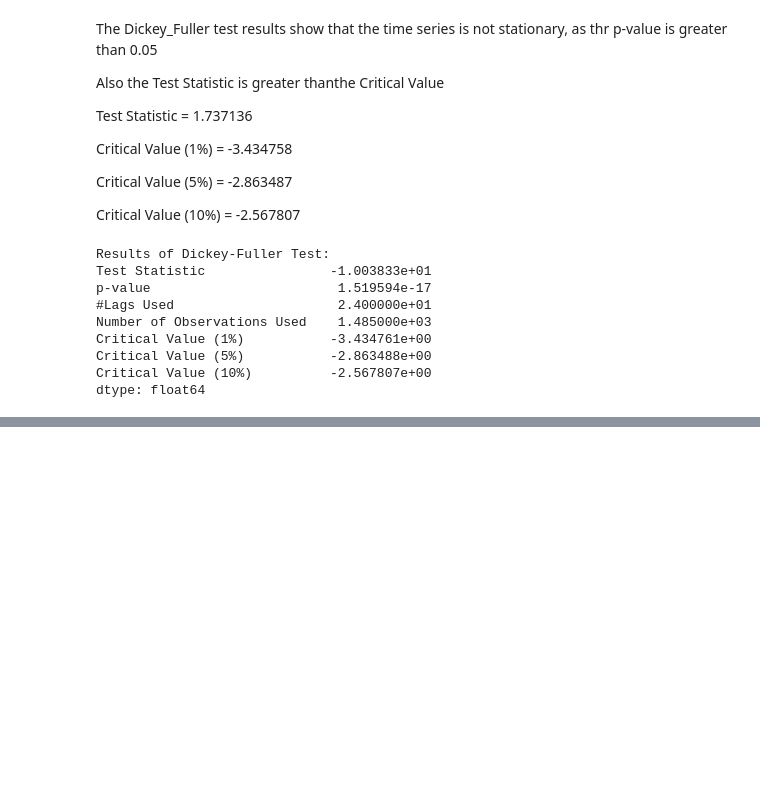
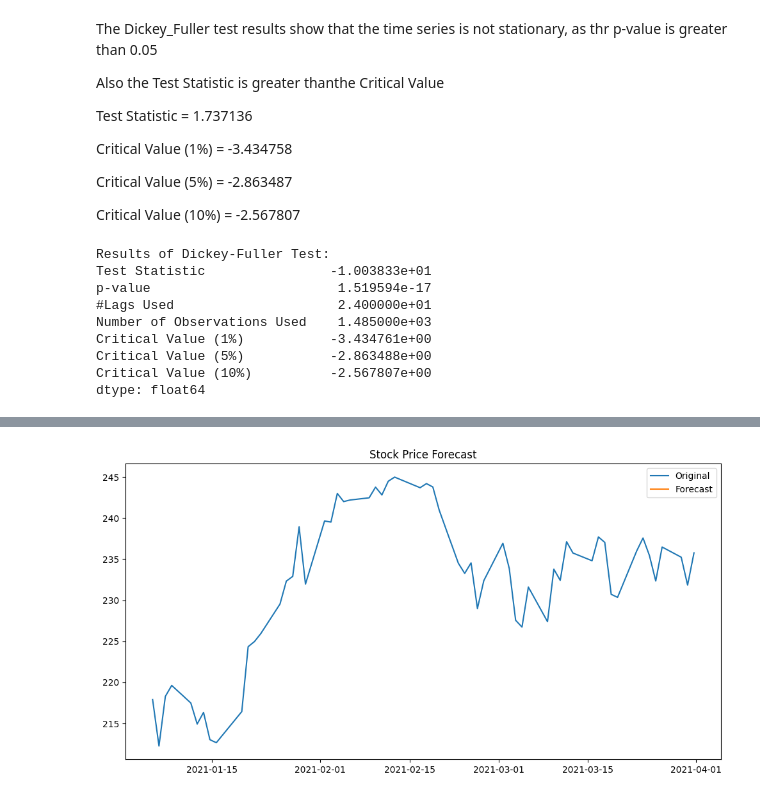
Before and after one commit to Midigan/Joint-CA2-Machine-Learning-for-Business, a Jupyter notebook: CA2 MLB and DV Integrated.ipynb, the cells around one changed output, grey strips where cells are left out. Cells and saved outputs as stored; diff of their text form; code cells hidden in the pictures; blank space fills up the shorter version.

Commit message:
forecasting prior to clean up of code

```diff
--- a/CA2 MLB and DV Integrated.ipynb
+++ b/CA2 MLB and DV Integrated.ipynb
@@ -137,0 +170,15 @@ dtype: float64
+# %%
+# Forecasting
+forecast_steps = 10
+forecast_results = results_ARIMA.get_forecast(steps=forecast_steps)
+forecast = forecast_results.predicted_mean
+# %%
+# Plotting Forecast
+plt.figure(figsize=(12,6))
+plt.plot(time_series[-60:], label='Original')  # Plot the last 60 data points for context
+plt.plot(pd.Series(forecast, index=time_series.index[-forecast_steps:]), label='Forecast')
+plt.legend()
+plt.title('Stock Price Forecast')
+plt.show()
+# %% [output]
+[figure, added]
```
Also changed, not shown: parts of 7 cells of this notebook.
